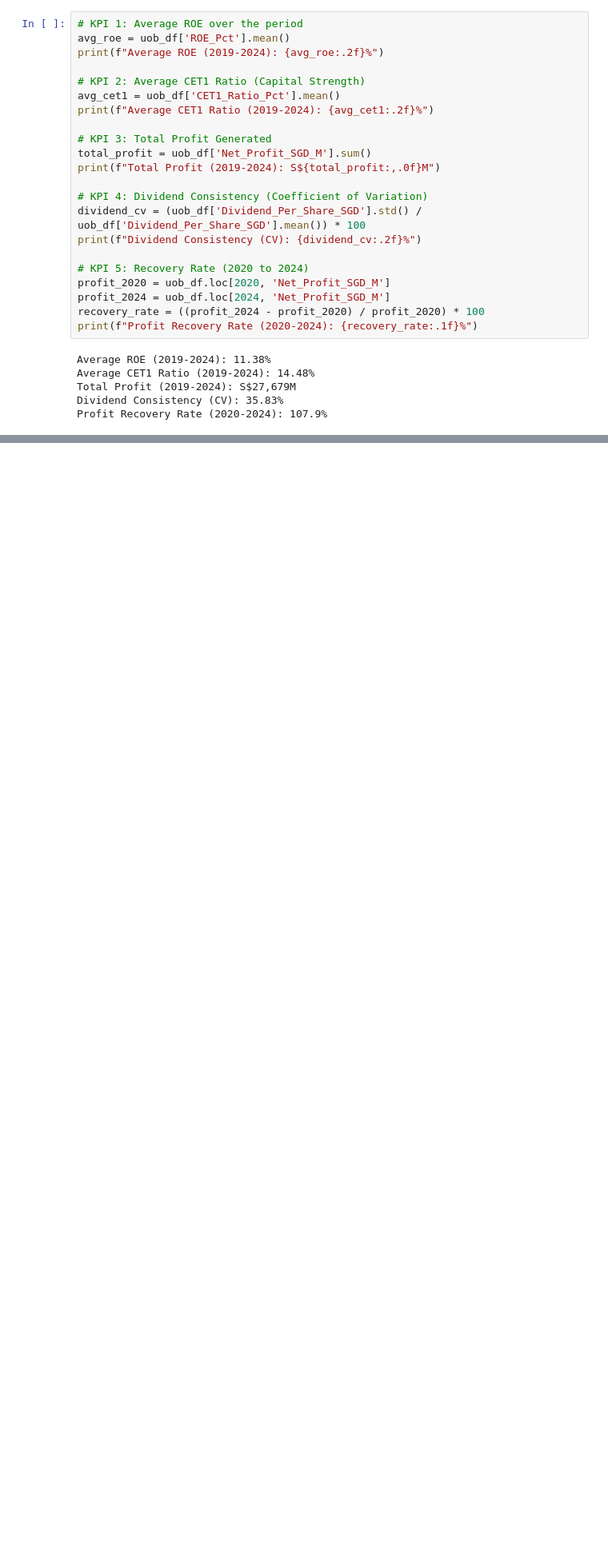
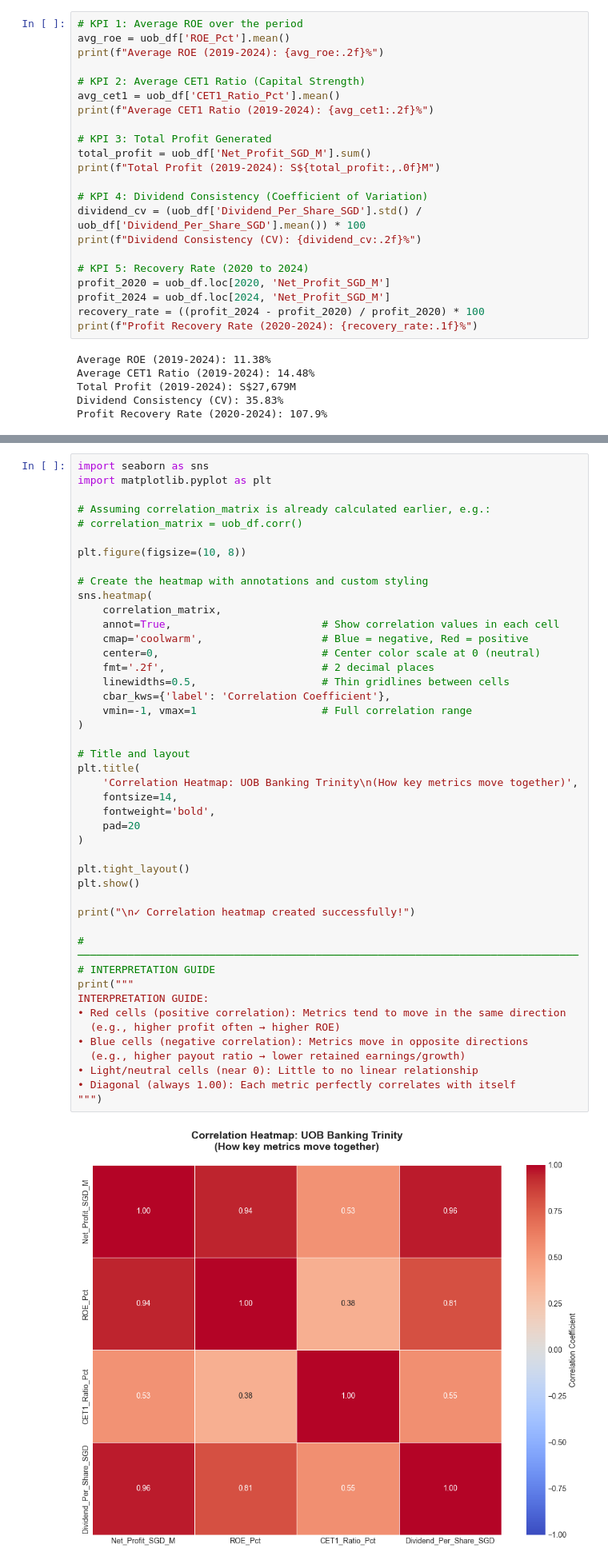
Before and after one commit to LunarScarlet/UOB-Macro-Analysis, a Jupyter notebook: UOBEDAP1.ipynb, the cells around one changed output, grey strips where cells are left out. Shown at 80% size. Cells and saved outputs as stored; diff of their text form; blank space fills up the shorter version.

```diff
--- a/UOBEDAP1.ipynb
+++ b/UOBEDAP1.ipynb
@@ -243,0 +451,47 @@ Profit Recovery Rate (2020-2024): 107.9%
+# %%
+import seaborn as sns
+import matplotlib.pyplot as plt
+
+# Assuming correlation_matrix is already calculated earlier, e.g.:
+# correlation_matrix = uob_df.corr()
+
+plt.figure(figsize=(10, 8))
+
+# Create the heatmap with annotations and custom styling
+sns.heatmap(
+    correlation_matrix,
+    annot=True,                        # Show correlation values in each cell
+    cmap='coolwarm',                   # Blue = negative, Red = positive
+    center=0,                          # Center color scale at 0 (neutral)
+    fmt='.2f',                         # 2 decimal places
+    linewidths=0.5,                    # Thin gridlines between cells
+    cbar_kws={'label': 'Correlation Coefficient'},
+    vmin=-1, vmax=1                    # Full correlation range
+)
+
+# Title and layout
+plt.title(
+    'Correlation Heatmap: UOB Banking Trinity\n(How key metrics move together)',
+    fontsize=14,
+    fontweight='bold',
+    pad=20
+)
+
+plt.tight_layout()
+plt.show()
+
+print("\n✓ Correlation heatmap created successfully!")
+
+# ────────────────────────────────────────────────────────────────────────────────
+# INTERPRETATION GUIDE
+print("""
+INTERPRETATION GUIDE:
+• Red cells (positive correlation): Metrics tend to move in the same direction
+  (e.g., higher profit often → higher ROE)
+• Blue cells (negative correlation): Metrics move in opposite directions
+  (e.g., higher payout ratio → lower retained earnings/growth)
+• Light/neutral cells (near 0): Little to no linear relationship
+• Diagonal (always 1.00): Each metric perfectly correlates with itself
+""")
+# %% [output]
+[figure, added]
```
Also changed, not shown: parts of 25 cells of this notebook, 2 other files.
